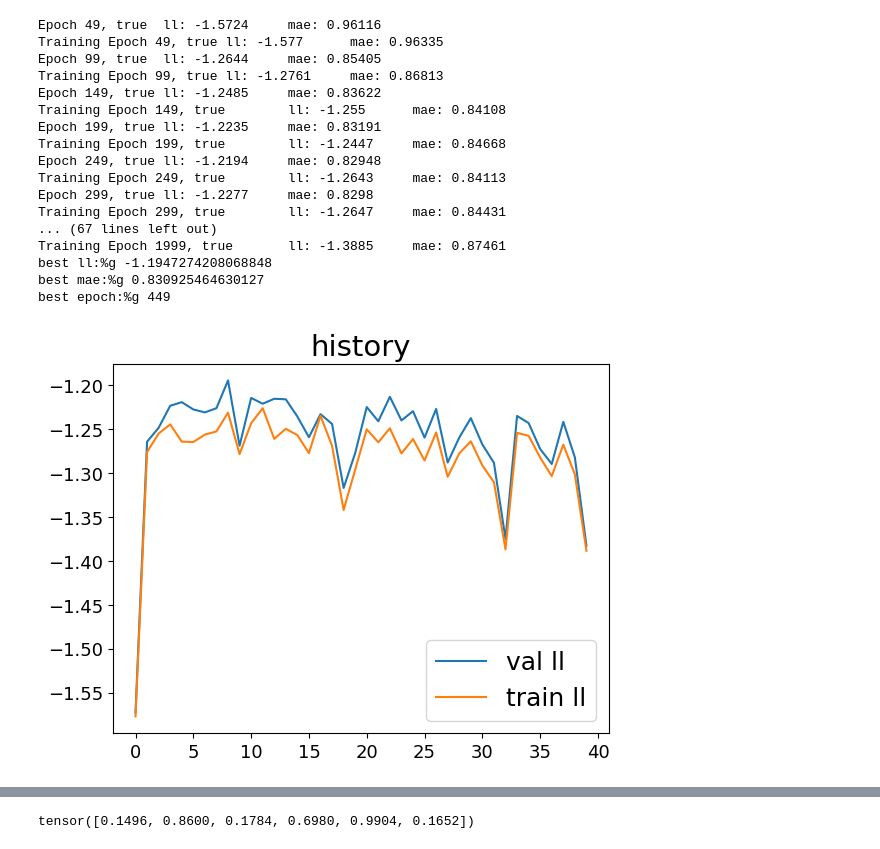
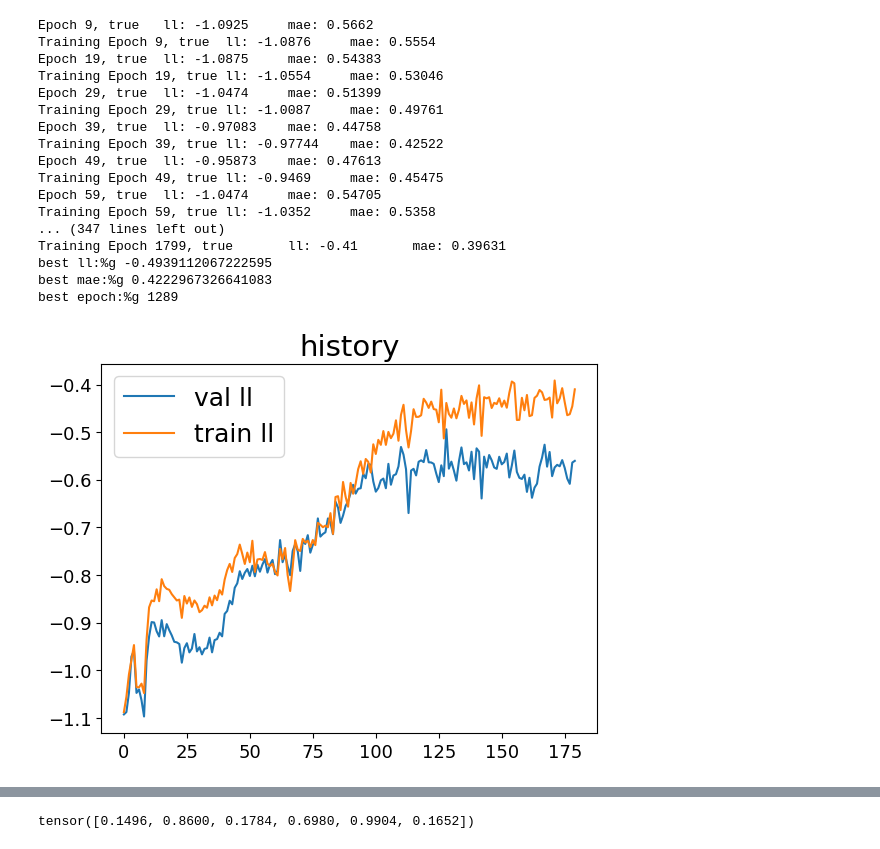
Before and after one commit to ltyap/MSc-Thesis, a Jupyter notebook: CGAN_implementation.ipynb, the cells around one changed output, grey strips where cells are left out. Drawn from its saved outputs; the diff is of its cells as text; code cells hidden in the pictures.

```diff
--- a/CGAN_implementation.ipynb
+++ b/CGAN_implementation.ipynb
@@ -24,7 +24,7 @@ plt.rc("legend", fontsize=18)
 # %%
 #import data
 DATASET_PATH = './datasets'
-DATASET_NAME = 'wmix6'
+DATASET_NAME = 'heteroskedastic'
 IMGS_PATH = './images'
 dataset_dir = os.path.join(DATASET_PATH,DATASET_NAME)
 assert os.path.exists(dataset_dir),("dataset folder {} does not exist".format(dataset_dir))
@@ -35,7 +35,7 @@ if not os.path.exists(IMGS_PATH):
 splits = {}
 LabelledData = collections.namedtuple("LabelledData",["x","y"])
 #CHANGE DIMENSIONS OF DATA ACCORDINGLY
-data_xdim = 6
+data_xdim = 1
 data_ydim = 1
 scatter_plot = 0
 
@@ -65,32 +65,32 @@ train_tab[0]
 # %%
 #create nn spec for discriminator and generator
 config = {
-    "noise_dim": 30,
-    "epochs": 2000,
-    "num_batches": 200,
+    "noise_dim": 5,
+    "epochs": 1800,
+    "num_batches": 100,
     "gen_lr": 1e-4,
     "disc_lr": 1e-4,
-    "val_interval": 50,
+    "val_interval": 10,
     "eval_batch_size": 1000,
     "eval_samples": 200,
     "kernel_scales": 50,
     "kernel_scale_min": 0.001,
     "kernel_scale_max": 0.5,
-    "scatter": 0,
+    "scatter": 1,
     "kde_batch_size": 10,
     "plot_pdf_index": "100"
 }
 gen_spec = {
     "other_dim": config["noise_dim"],#noise dimensions
     "cond_dim": data_xdim,#conditioning data
-    "nodes_per_layer": [128, 128, 64, 64, 64, 64, 64, 64],
+    "nodes_per_layer": [64, 64, 64, 64, 64, 64],
     "output_dim": data_ydim,#fake data dimensions
     "activation": F.relu
 }
 disc_spec = {
     "other_dim": data_ydim,#actual data dimensions
     "cond_dim": data_xdim,
-    "nodes_per_layer": [128, 128, 64, 64, 64, 64],
+    "nodes_per_layer": [64, 64, 64, 64, 64, 64],
     "cond_layers": [64,64],
     "other_layers":[64,64],
     "output_dim": 1,#output logit
@@ -185,7 +185,7 @@ class CGAN:
     def __init__(self, config) -> None:
         self.device = "cuda" if torch.cuda.is_available() else "cpu"
         self.bce_logits = nn.BCEWithLogitsLoss(reduction="mean")
-        self.disc = DoubleInputNetwork(disc_spec).to(self.device)
+        self.disc = FeedForward(disc_spec).to(self.device)
         self.gen = NoiseInjection(gen_spec).to(self.device)
         self.config = config
         self.kernel_scale = None
@@ -446,25 +446,25 @@ def plot_samples(sample_sets, file_name, labels=None, range_dataset=None,
     plt.savefig(plot_path)
     plt.close(fig)
 # %%
-model = PearsonCGAN(config)
+model = CGAN(config)
 model.train(train_data,val_func)
 # %% [output]
-Epoch 49, true  ll: -1.5724     mae: 0.96116
-Training Epoch 49, true ll: -1.577      mae: 0.96335
-Epoch 99, true  ll: -1.2644     mae: 0.85405
-Training Epoch 99, true ll: -1.2761     mae: 0.86813
-Epoch 149, true ll: -1.2485     mae: 0.83622
-Training Epoch 149, true        ll: -1.255      mae: 0.84108
-Epoch 199, true ll: -1.2235     mae: 0.83191
-Training Epoch 199, true        ll: -1.2447     mae: 0.84668
-Epoch 249, true ll: -1.2194     mae: 0.82948
-Training Epoch 249, true        ll: -1.2643     mae: 0.84113
-Epoch 299, true ll: -1.2277     mae: 0.8298
-Training Epoch 299, true        ll: -1.2647     mae: 0.84431
-... (67 lines left out)
-Training Epoch 1999, true       ll: -1.3885     mae: 0.87461
-best ll:%g -1.1947274208068848
-best mae:%g 0.830925464630127
-best epoch:%g 449
+Epoch 9, true   ll: -1.0925     mae: 0.5662
+Training Epoch 9, true  ll: -1.0876     mae: 0.5554
+Epoch 19, true  ll: -1.0875     mae: 0.54383
+Training Epoch 19, true ll: -1.0554     mae: 0.53046
+Epoch 29, true  ll: -1.0474     mae: 0.51399
+Training Epoch 29, true ll: -1.0087     mae: 0.49761
+Epoch 39, true  ll: -0.97083    mae: 0.44758
+Training Epoch 39, true ll: -0.97744    mae: 0.42522
+Epoch 49, true  ll: -0.95873    mae: 0.47613
+Training Epoch 49, true ll: -0.9469     mae: 0.45475
+Epoch 59, true  ll: -1.0474     mae: 0.54705
+Training Epoch 59, true ll: -1.0352     mae: 0.5358
+... (347 lines left out)
+Training Epoch 1799, true       ll: -0.41       mae: 0.39631
+best ll:%g -0.4939112067222595
+best mae:%g 0.4222967326641083
+best epoch:%g 1289
-[figure, old version]
+[figure, new version]
 # %%
```
Also changed, not shown: parts of 4 cells of this notebook, 4 other files.
